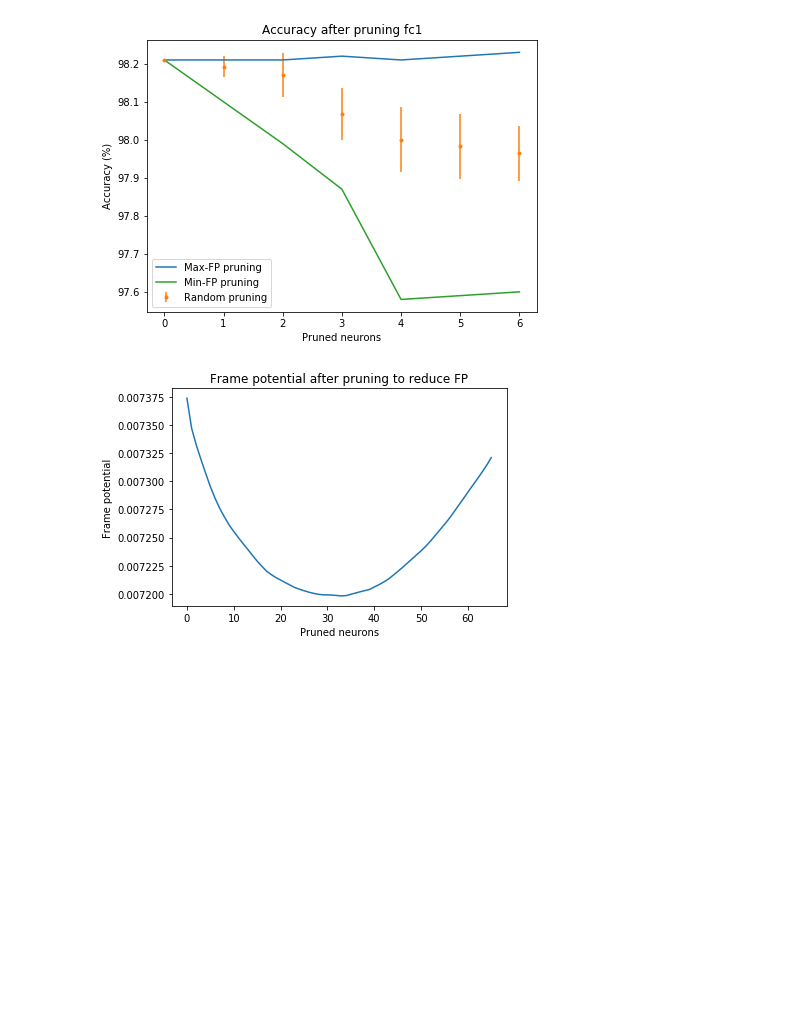
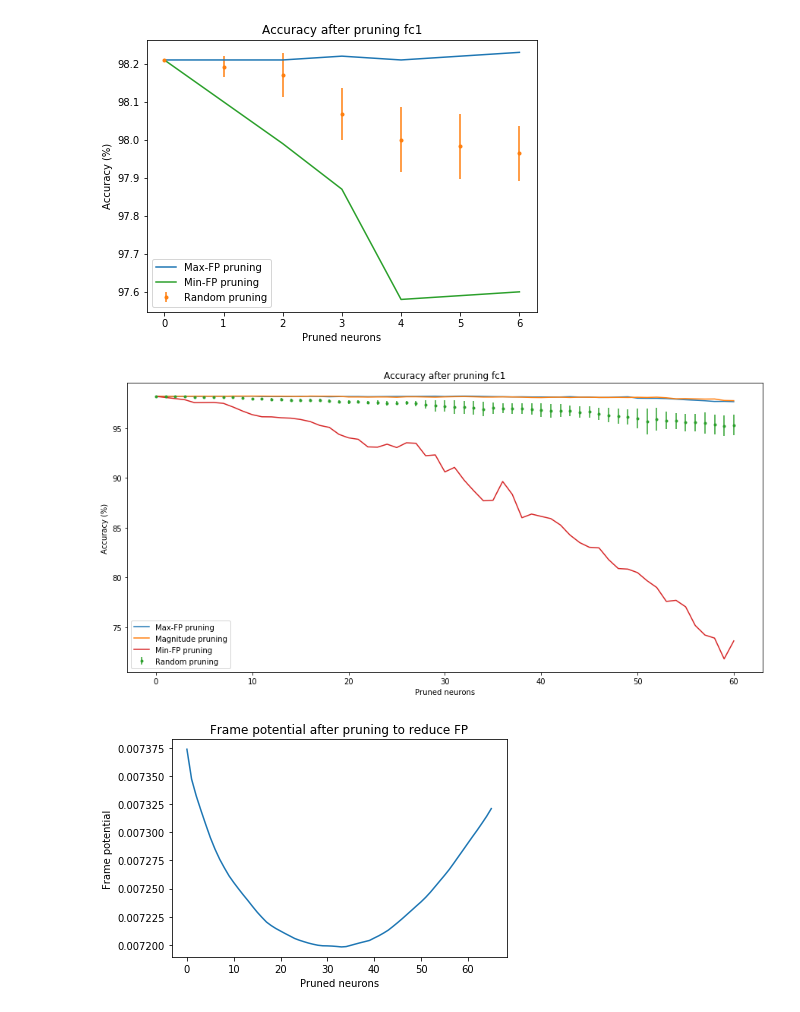
Before and after one commit to jheitmann/Neural-net-pruning, a Jupyter notebook: frame_potential.ipynb, the cells around one changed output. Drawn from its saved outputs; the diff is of its cells as text; code cells hidden in the pictures; blank space fills up the shorter version.

Commit message:
Added magnitude pruning

```diff
--- a/frame_potential.ipynb
+++ b/frame_potential.ipynb
@@ -34,7 +56,9 @@ def compare_pruning(e, criterion, layer, n_rounds, pruning_ratio, *, save_result
 # %%
-def draw_plot(layer, exp_acc, max_fp_acc, min_fp_acc, *, figsize=(25,12), fig_name=""):
+def draw_plot(layer, exp_acc, mag_acc, max_fp_acc, min_fp_acc, *, figsize=(25,12), fig_name=""):
     plt.figure(figsize=figsize)
     plt.plot(max_fp_acc, label="Max-FP pruning")
+
+    plt.plot(mag_acc, label="Magnitude pruning")
 
     exp_acc = np.array(exp_acc)
     random_accuracies = exp_acc.mean(axis=0)
@@ -85,3 +87,5 @@ classes = ('0', '1', '2', '3', '4', '5', '6', '7', '8', '9')
+# %%
+trainloader, testloader, classes = get_mnist(train_batch_size, test_batch_size)
 # %%
 epochs = 50
 lr = 0.003
@@ -139,11 +143,11 @@ ax3.set(xlabel='epoch', ylabel='FP')
 model_name = "LeNet_300_100_01-10-2019_10:13:45"
 criterion = nn.CrossEntropyLoss()
 layer = "fc1"
-n_rounds = 4
-pruning_ratio = 0.02
+n_rounds = 3
+pruning_ratio = 0.2
 # %%
 e = Experiment(trainloader, testloader, LeNet_300_100(), model_name=model_name)
-exp_acc, max_fp_acc, min_fp_acc = compare_pruning(e, criterion, layer, n_rounds, pruning_ratio, save_results=False)
+exp_acc, mag_acc, max_fp_acc, min_fp_acc = compare_pruning(e, criterion, layer, n_rounds, pruning_ratio, save_results=False)
 # %% [output]
 Random pruning experiment:
 
@@ -166,6 +170,10 @@ Test set: Average loss: 0.0989, Accuracy:   9760/ 10000 (98%)
 draw_plot(layer, exp_acc, max_fp_acc, min_fp_acc, figsize=(7,5), fig_name="")
 # %% [output]
 [figure]
+# %%
+draw_plot(layer, exp_acc, mag_acc, max_fp_acc, min_fp_acc, figsize=(15,7), fig_name="")
+# %% [output]
+[figure, added]
 # %%
 plt.plot(frame_potentials['fc1'])
 plt.title('Frame potential after pruning to reduce FP')
```
Also changed, not shown: parts of 20 cells of this notebook, 5 other files.
